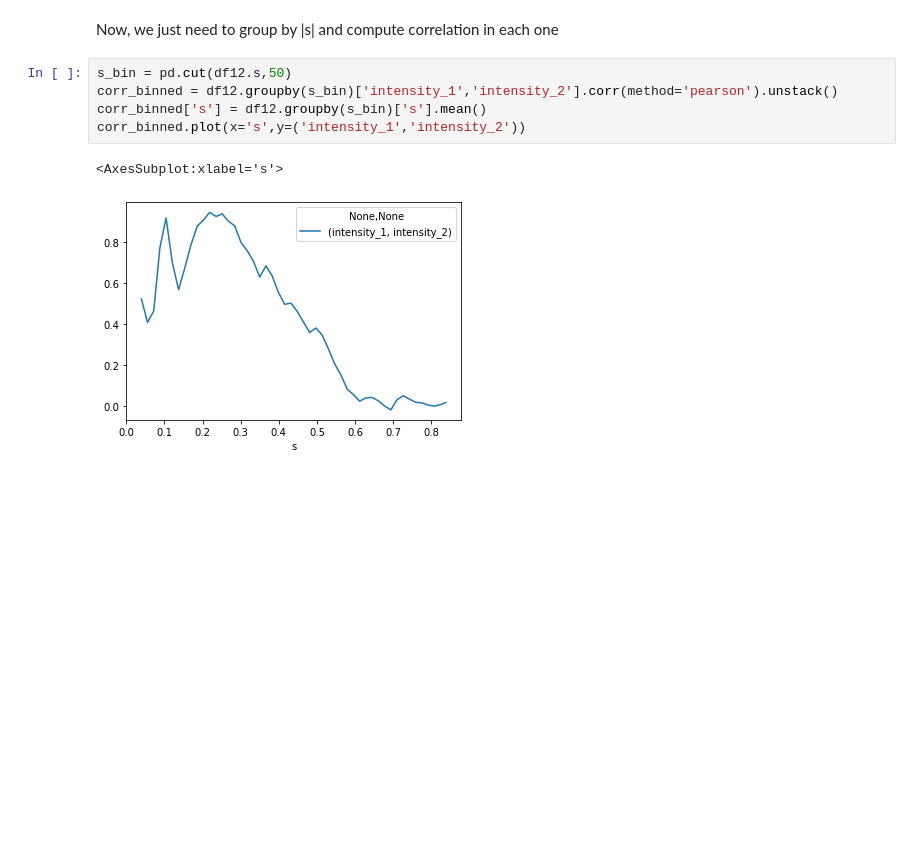
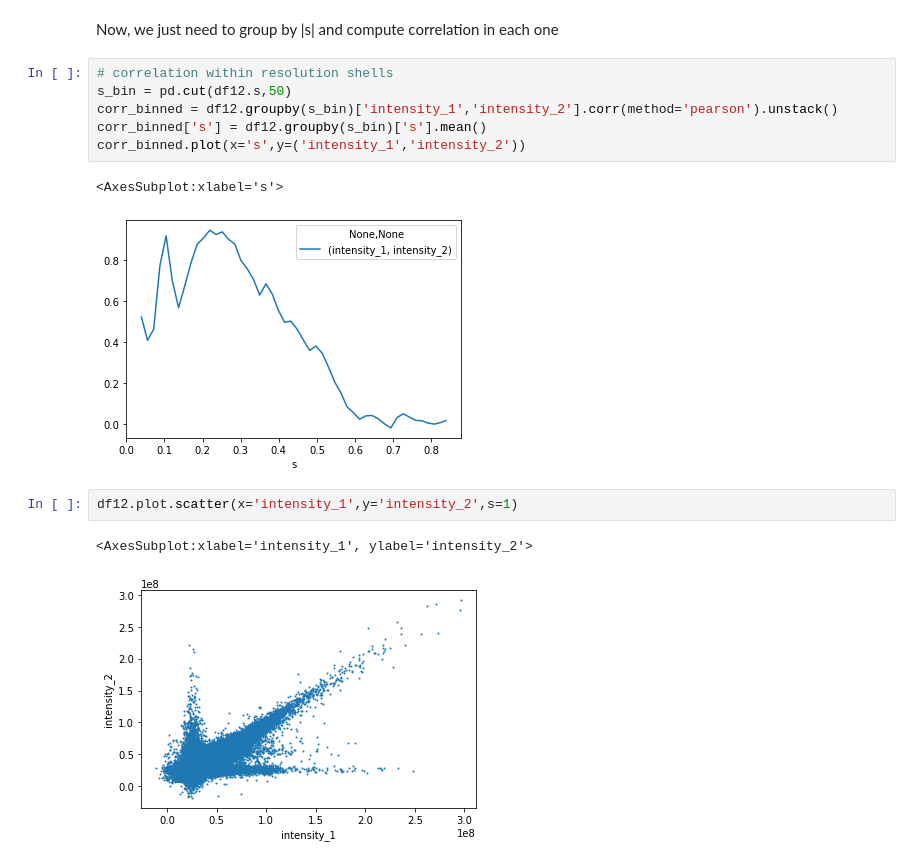
Before and after one commit to ando-lab/erice-2022-data-reduction, a Jupyter notebook: 6_mdx2_python.ipynb, the cells around one changed output. Drawn from its saved outputs; the diff is of its cells as text; blank space fills up the shorter version.

```diff
--- a/6_mdx2_python.ipynb
+++ b/6_mdx2_python.ipynb
@@ -366,6 +377,7 @@ Reading crystal from geometry.nxs
 # %% [markdown]
 Now, we just need to group by |s| and compute correlation in each one
 # %%
+# correlation within resolution shells
 s_bin = pd.cut(df12.s,50)
 corr_binned = df12.groupby(s_bin)['intensity_1','intensity_2'].corr(method='pearson').unstack()
 corr_binned['s'] = df12.groupby(s_bin)['s'].mean()
@@ -373,3 +385,8 @@ corr_binned.plot(x='s',y=('intensity_1','intensity_2'))
 # %% [output]
 <AxesSubplot:xlabel='s'>
 [figure]
+# %%
+df12.plot.scatter(x='intensity_1',y='intensity_2',s=1)
+# %% [output]
+<AxesSubplot:xlabel='intensity_1', ylabel='intensity_2'>
+[figure, added]
```
Also changed, not shown: parts of 15 cells of this notebook, 3 other files.
